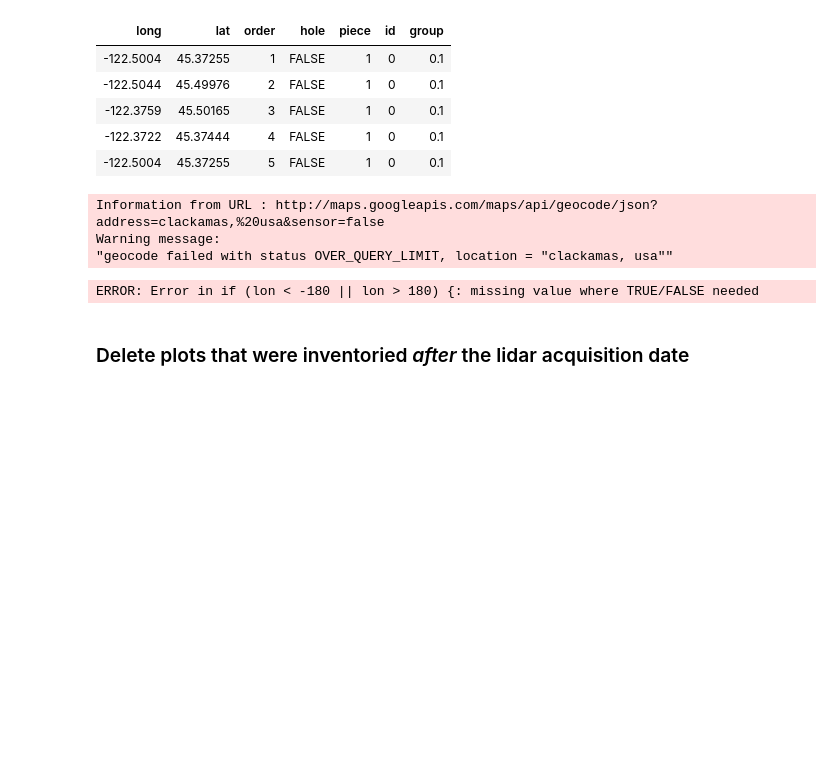
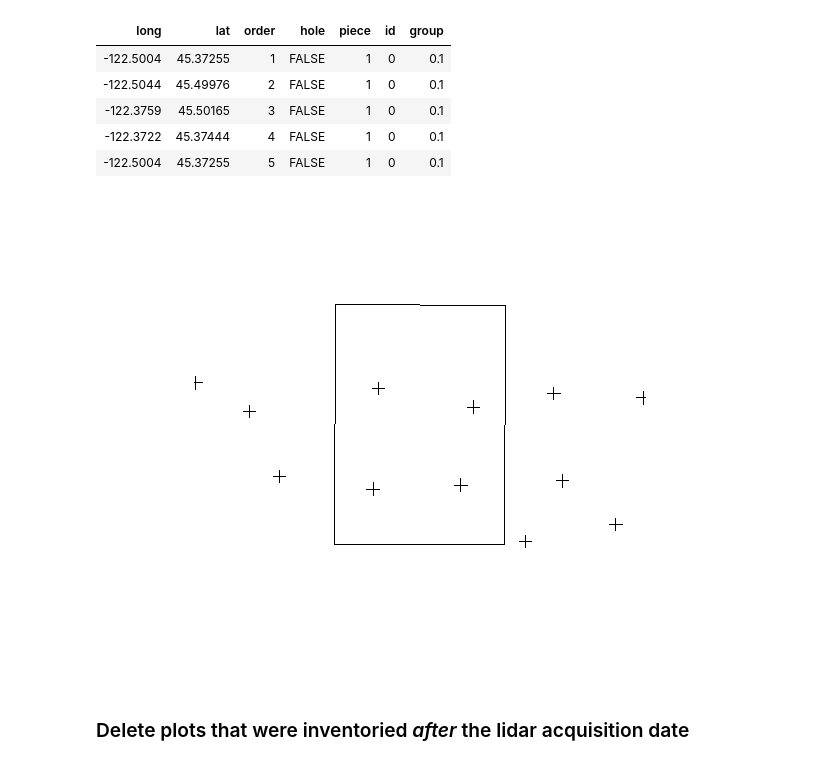
Before and after one commit to Ecotrust/ForestMapping, a Jupyter notebook: ForestMappingMetrics_GIS.ipynb, the cells around one changed output. Saved outputs shown, nothing was run; the diff lists cells and outputs as text; code cells hidden in the pictures; blank space fills up the shorter version.

```diff
--- a/ForestMappingMetrics_GIS.ipynb
+++ b/ForestMappingMetrics_GIS.ipynb
@@ -95,21 +77,12 @@ Regions defined for each Polygons
 | -122.3759 | 45.50165 | 3 | FALSE | 1 | 0 | 0.1 |
 | -122.3722 | 45.37444 | 4 | FALSE | 1 | 0 | 0.1 |
 | -122.5004 | 45.37255 | 5 | FALSE | 1 | 0 | 0.1 |
-# %%
-#plot spatial layers
-gc <- geocode("clackamas, usa")
-center <- as.numeric(gc)
-G <- ggmap(get_googlemap(center = center,  scale =2), extent = "device")+
-     geom_polygon(data=area_df, aes(long, lat), colour="black", fill=NA)+
-     geom_point(aes(x=LON, y=LAT),data=pts_m, color="red", size=1)+
-     ggtitle("FIA Plot Locations and Sample Study Area")
-
-plot(G)
-# %% [output]
-Information from URL : http://maps.googleapis.com/maps/api/geocode/json?address=clackamas,%20usa&sensor=false
-Warning message:
-"geocode failed with status OVER_QUERY_LIMIT, location = "clackamas, usa""
-ERROR: Error in if (lon < -180 || lon > 180) {: missing value where TRUE/FALSE needed
+# %%
+#plot spatial layers
+plot(area)
+plot(pts, add=T)
+# %% [output]
+[figure, added]
 # %% [markdown]
 ### Delete plots that were inventoried *after* the lidar acquisition date
 # %%
```
Also changed, not shown: parts of 3 cells of this notebook, 2 other files.
